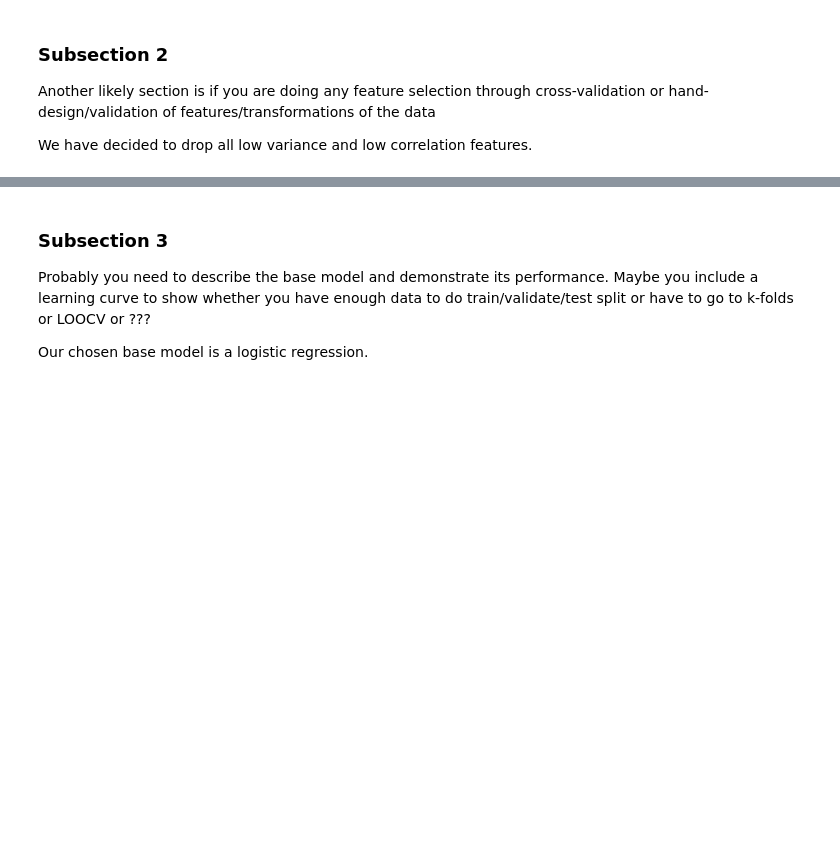
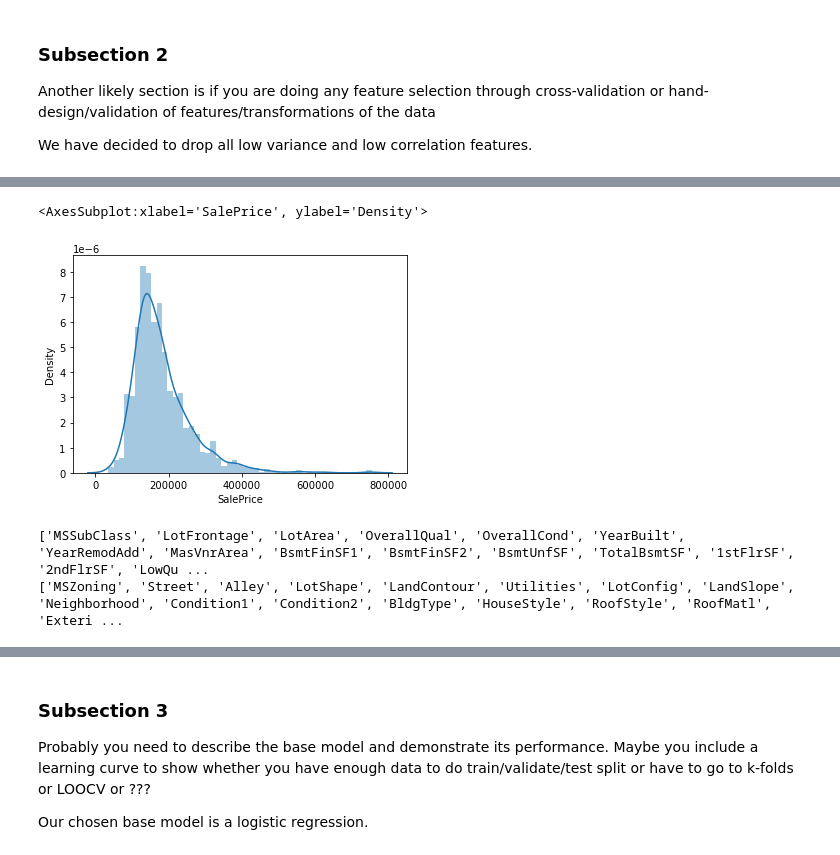
Before and after one commit to COGS118A/Group047-Sp22, a Jupyter notebook: FinalProject_group047.ipynb, the cells around one changed output, grey strips where cells are left out. Drawn from its saved outputs; the diff is of its cells as text; code cells hidden in the pictures; blank space fills up the shorter version.

Commit message:
data visual added

```diff
--- a/FinalProject_group047.ipynb
+++ b/FinalProject_group047.ipynb
@@ -78,0 +85,3 @@ We have decided to drop all low variance and low correlation features.
+# %%
+df = pd.read_csv('./data/train.csv')
+df.head()
@@ -78,0 +96,27 @@ We have decided to drop all low variance and low correlation features.
+# %%
+df = df.drop(['Id'], axis=1)
+# %%
+sns.distplot(df['SalePrice'])
+# %% [output]
+<AxesSubplot:xlabel='SalePrice', ylabel='Density'>
+[figure, added]
+# %%
+# split dataframe into categorical and numerical dataframe
+num = []
+cat = []
+
+for col in df.columns:
+    if df[col].dtype in('int64', 'float64'):
+        num.append(df[col].name)
+    else:
+        cat.append(df[col].name)
+
+
+df_num = df[num]
+df_cat = df[cat]
+
+print(num)
+print(cat)
+# %% [output]
+['MSSubClass', 'LotFrontage', 'LotArea', 'OverallQual', 'OverallCond', 'YearBuilt', 'YearRemodAdd', 'MasVnrArea', 'BsmtFinSF1', 'BsmtFinSF2', 'BsmtUnfSF', 'TotalBsmtSF', '1stFlrSF', '2ndFlrSF', 'LowQu ...
+['MSZoning', 'Street', 'Alley', 'LotShape', 'LandContour', 'Utilities', 'LotConfig', 'LandSlope', 'Neighborhood', 'Condition1', 'Condition2', 'BldgType', 'HouseStyle', 'RoofStyle', 'RoofMatl', 'Exteri ...
```
Also changed, not shown: parts of 20 cells of this notebook.
